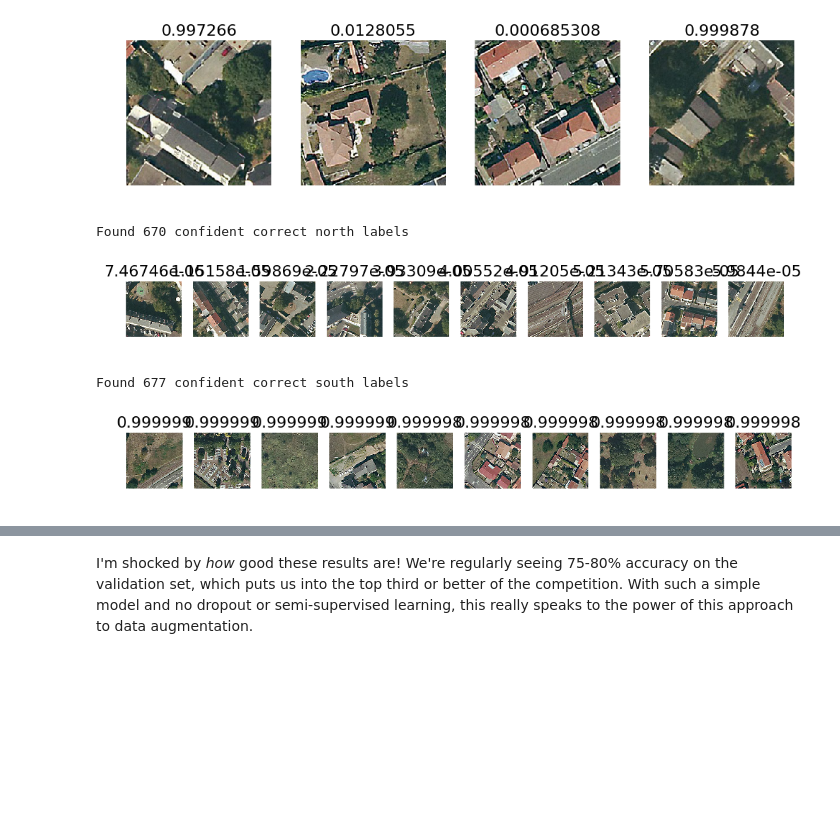
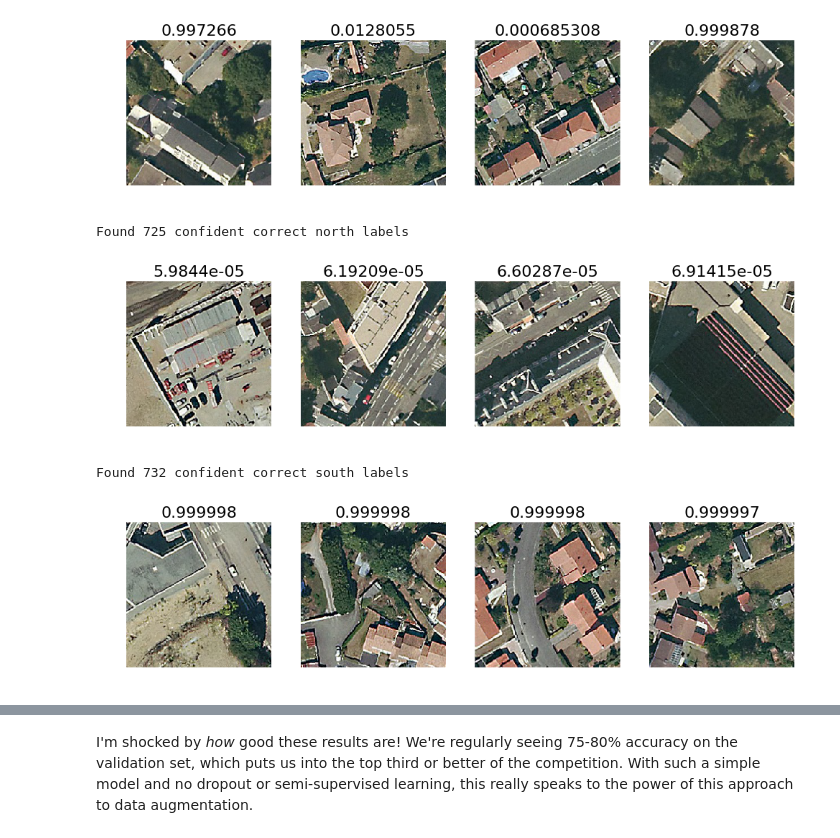
Before and after one commit to abanctelchevrel/fastai, a Jupyter notebook: deeplearning1/nbs/nantes_tiles_2.ipynb, the cells around one changed output, grey strips where cells are left out. Saved outputs shown, nothing was run; the diff lists cells and outputs as text; code cells hidden in the pictures; blank space fills up the shorter version.

```diff
--- a/deeplearning1/nbs/nantes_tiles_2.ipynb
+++ b/deeplearning1/nbs/nantes_tiles_2.ipynb
@@ -180,6 +180,8 @@ Epoch 15/15
 <keras.callbacks.History at 0x...>
 # %%
 model.save_weights(path+'weights_augmentation_and_finer_lr.h5')
+# %%
+model.load_weights(path+'weights_augmentation_and_finer_lr.h5')
 # %%
 probs = model.predict_generator(val_batches, val_batches.nb_sample)
 # %%
@@ -213,21 +215,21 @@ Found 253 incorrect labels
 # %%
 #3a. The images we most confident were north, and are actually north
 correct_north = np.where((our_labels==0) & (our_labels==expected_labels))[0]
 print ("Found %d confident correct north labels" % len(correct_north))
-most_correct_north = np.argsort(our_predictions[correct_north])[:n_view]
+most_correct_north = np.argsort(our_predictions[correct_north])[8:12]
 plots_idx(correct_north[most_correct_north], our_predictions[correct_north][most_correct_north])
 # %% [output]
-Found 670 confident correct north labels
+Found 725 confident correct north labels
-[figure, old version]
+[figure, new version]
 # %%
 #3b. The images we most confident were south, and are actually south
 correct_south = np.where((our_labels==1) & (our_labels==expected_labels))[0]
 print ("Found %d confident correct south labels" % len(correct_south))
-most_correct_south = np.argsort(our_predictions[correct_south])[::-1][:n_view]
+most_correct_south = np.argsort(our_predictions[correct_south])[::-1][8:12]
 plots_idx(correct_south[most_correct_south], our_predictions[correct_south][most_correct_south])
 # %% [output]
-Found 677 confident correct south labels
+Found 732 confident correct south labels
-[figure, old version]
+[figure, new version]
 # %%
 #4a. The images we were most confident were north, but are actually south
 incorrect_north = np.where((our_labels==0) & (our_labels!=expected_labels))[0]
```
Also changed, not shown: parts of 8 cells of this notebook, 9 other files.
